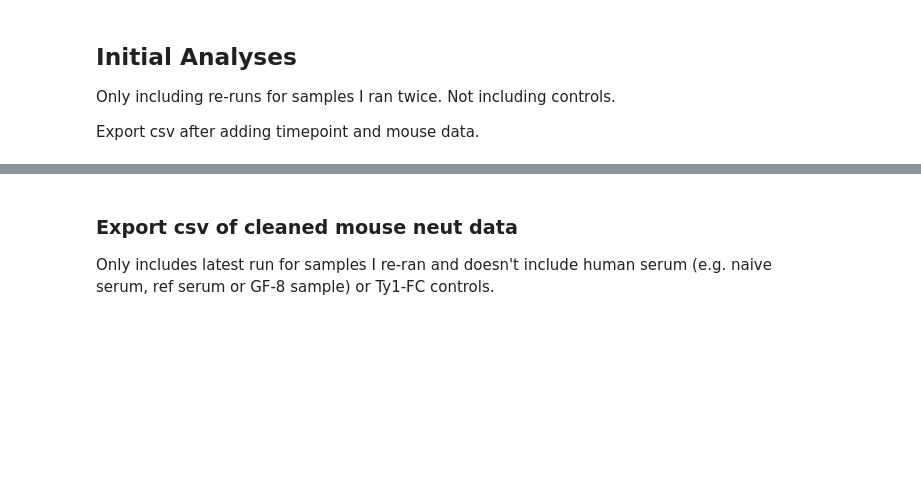
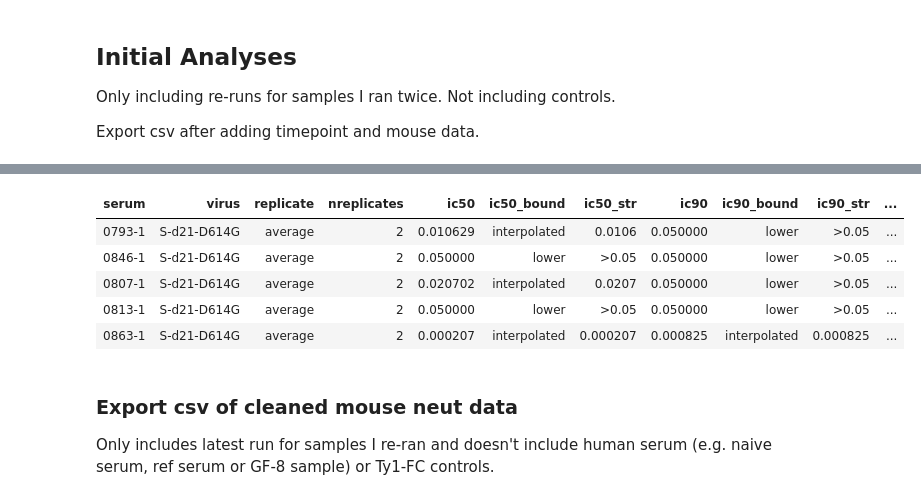
Before and after one commit to jbloomlab/RBD_nanoparticle_vaccine, a Jupyter notebook: MouseNeuts.ipynb, the cells around one changed output, grey strips where cells are left out. Drawn from its saved outputs; the diff is of its cells as text; code cells hidden in the pictures; blank space fills up the shorter version.

```diff
--- a/MouseNeuts.ipynb
+++ b/MouseNeuts.ipynb
@@ -205,7 +470,14 @@ groups = {'Group 1': ['0840', '0837', '0839', '0794', '0795', '0793'],
 # %%
 cleaned_data_df["Group"] = cleaned_data_df["Mouse"].apply(lambda x: [group for group in groups.keys() if x in groups[group]][0])
 # %%
-display(cleaned_data_df.head())
+display(HTML(cleaned_data_df.head().to_html(index=False)))
+# %% [output]
+| serum | virus | replicate | nreplicates | ic50 | ic50_bound | ic50_str | ic90 | ic90_bound | ic90_str | ... |
+| 0793-1 | S-d21-D614G | average | 2 | 0.010629 | interpolated | 0.0106 | 0.050000 | lower | >0.05 | ... |
+| 0846-1 | S-d21-D614G | average | 2 | 0.050000 | lower | >0.05 | 0.050000 | lower | >0.05 | ... |
+| 0807-1 | S-d21-D614G | average | 2 | 0.020702 | interpolated | 0.0207 | 0.050000 | lower | >0.05 | ... |
+| 0813-1 | S-d21-D614G | average | 2 | 0.050000 | lower | >0.05 | 0.050000 | lower | >0.05 | ... |
+| 0863-1 | S-d21-D614G | average | 2 | 0.000207 | interpolated | 0.000207 | 0.000825 | interpolated | 0.000825 | ... |
 # %% [markdown]
 ### Export csv of cleaned mouse neut data
 
```
Also changed, not shown: parts of 22 cells of this notebook, 3 other files.
